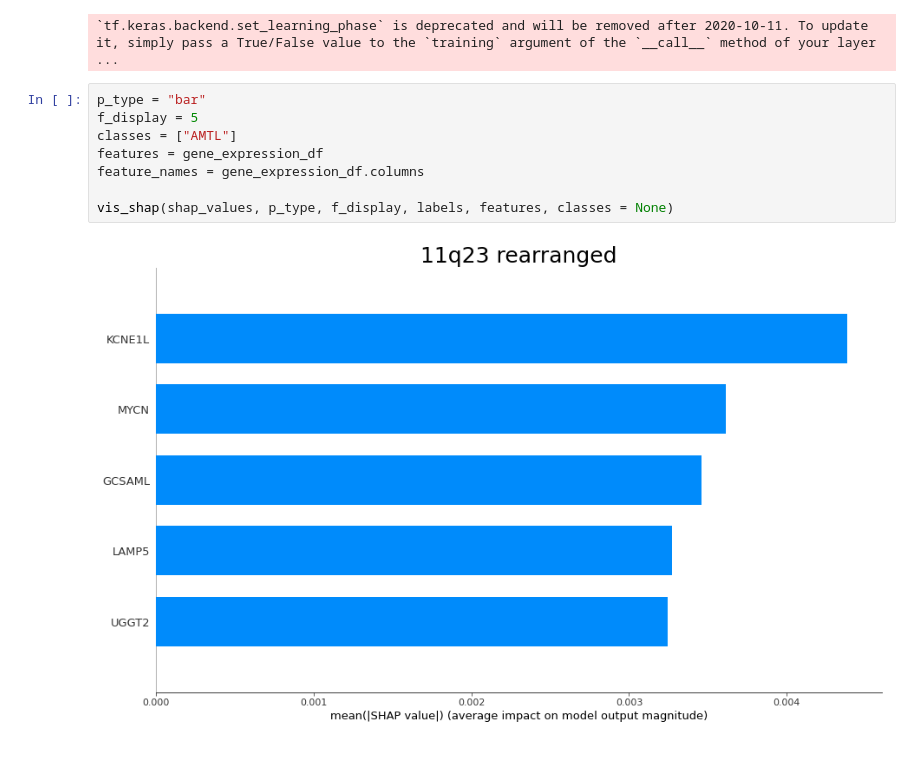
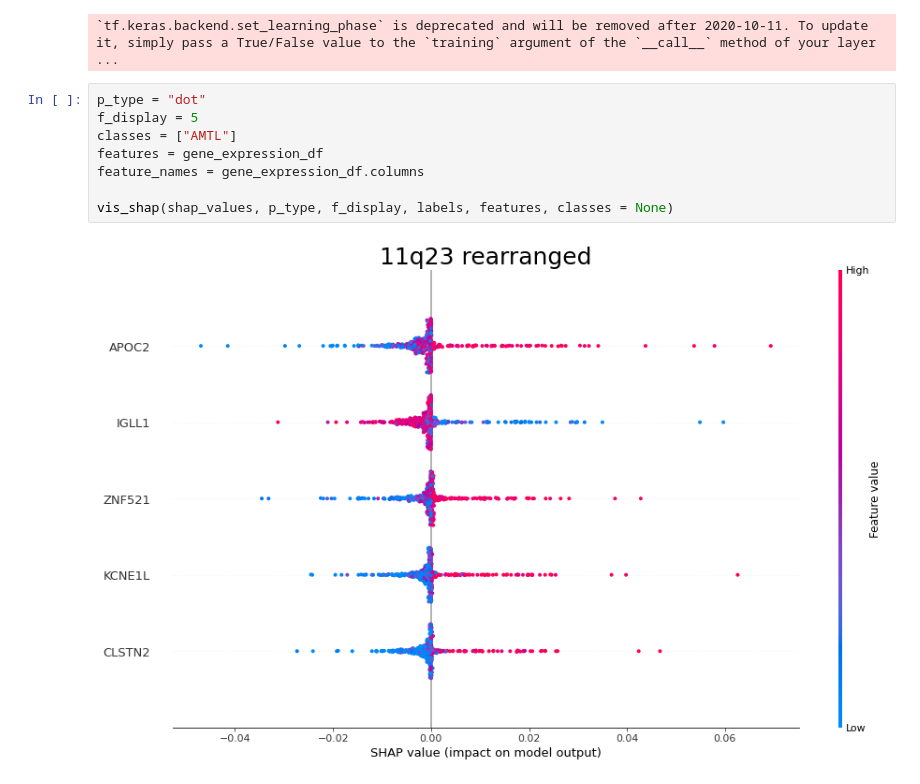
Before and after one commit to ThiesCalje/Survival-Analysis-Deep-Learning-AML-, a Jupyter notebook: Code/Collab/Clustering_Embedding.ipynb, the cells around one changed output. Drawn from its saved outputs; the diff is of its cells as text; blank space fills up the shorter version.

Commit message:
added extra visualization for shap analysis

```diff
--- a/Code/Collab/Clustering_Embedding.ipynb
+++ b/Code/Collab/Clustering_Embedding.ipynb
@@ -1762,12 +1853,12 @@ shap_values = explainer.shap_values(gene_expression.numpy())
 # %% [output]
 `tf.keras.backend.set_learning_phase` is deprecated and will be removed after 2020-10-11. To update it, simply pass a True/False value to the `training` argument of the `__call__` method of your layer ...
 # %%
-p_type = "bar"
+p_type = "dot"
 f_display = 5
 classes = ["AMTL"]
 features = gene_expression_df
 feature_names = gene_expression_df.columns
 
 vis_shap(shap_values, p_type, f_display, labels, features, classes = None)
 # %% [output]
-[figure, old version]
+[figure, new version]
```
Also changed, not shown: parts of 8 cells of this notebook.
